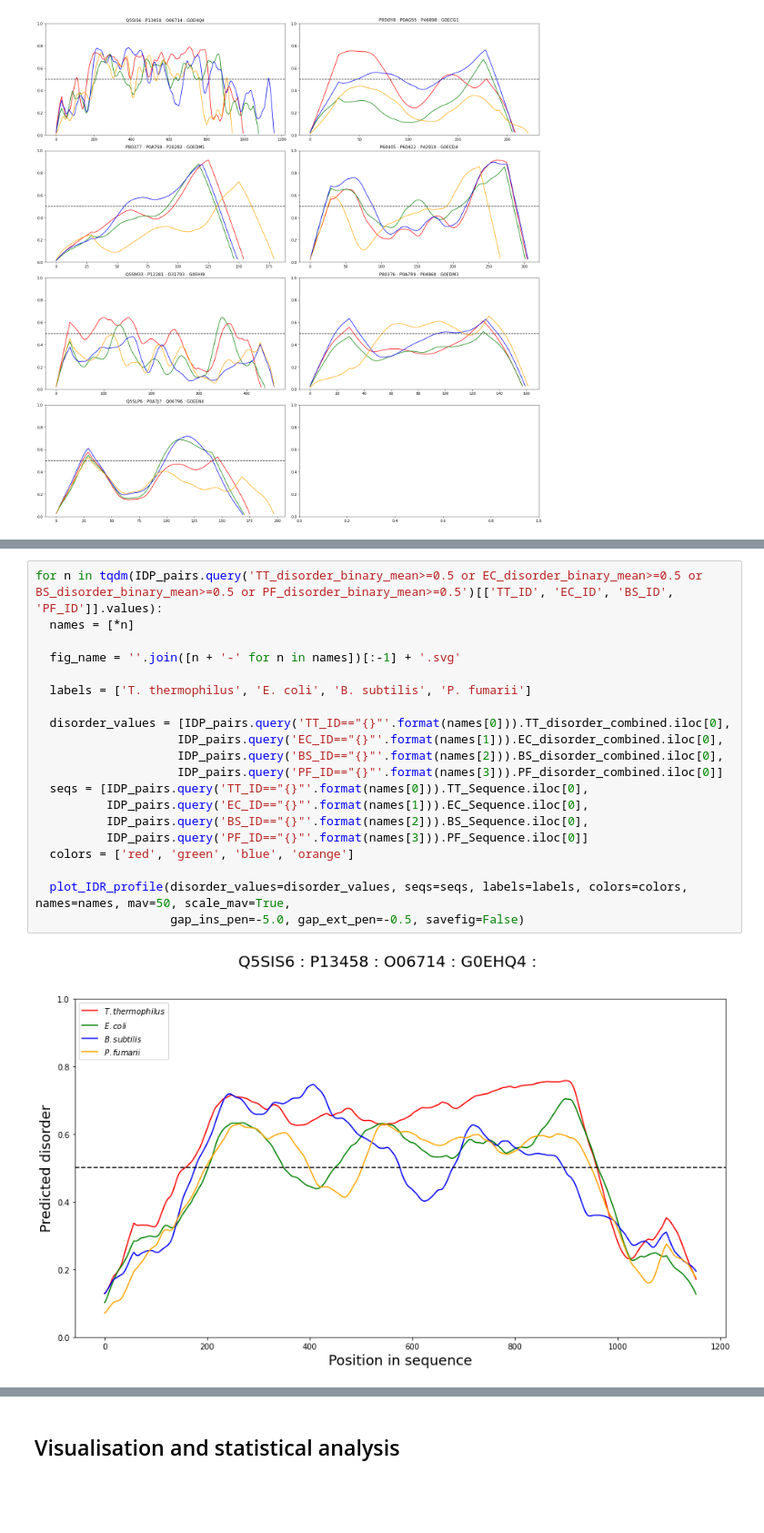
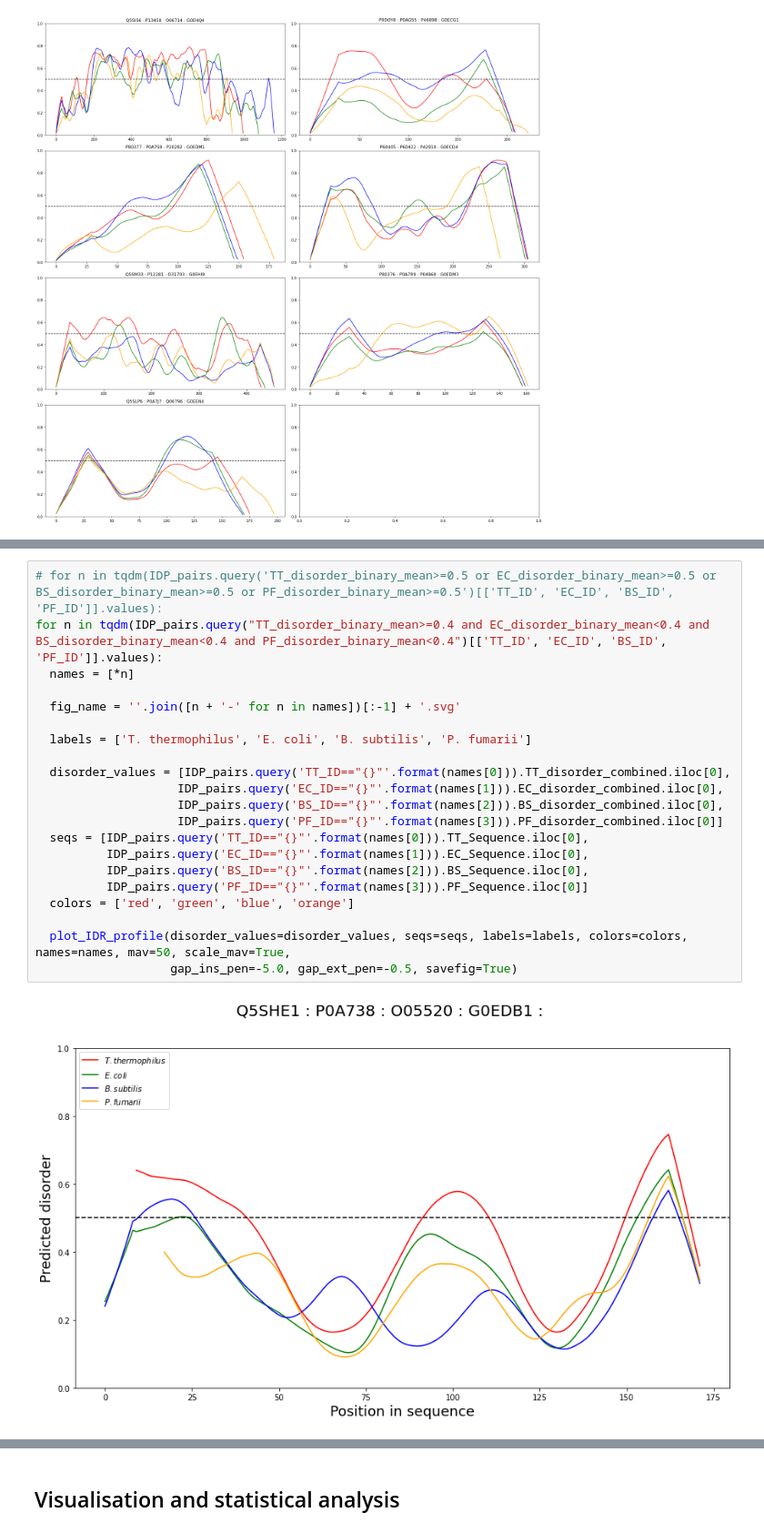
Before and after one commit to alibekk93/IDP_analysis, a Jupyter notebook: IDP_analysis.ipynb, the cells around one changed output, grey strips where cells are left out. Shown at 91% size. Cells and saved outputs as stored; diff of their text form; blank space fills up the shorter version.

```diff
--- a/IDP_analysis.ipynb
+++ b/IDP_analysis.ipynb
@@ -1145,22 +1083,23 @@ IDP_pairs.query("TT_disorder_binary_mean>=0.5 or EC_disorder_binary_mean>=0.5 or
 # %%
-for n in tqdm(IDP_pairs.query('TT_disorder_binary_mean>=0.5 or EC_disorder_binary_mean>=0.5 or BS_disorder_binary_mean>=0.5 or PF_disorder_binary_mean>=0.5')[['TT_ID', 'EC_ID', 'BS_ID', 'PF_ID']].values):
+# for n in tqdm(IDP_pairs.query('TT_disorder_binary_mean>=0.5 or EC_disorder_binary_mean>=0.5 or BS_disorder_binary_mean>=0.5 or PF_disorder_binary_mean>=0.5')[['TT_ID', 'EC_ID', 'BS_ID', 'PF_ID']].values):
+for n in tqdm(IDP_pairs.query("TT_disorder_binary_mean>=0.4 and EC_disorder_binary_mean<0.4 and BS_disorder_binary_mean<0.4 and PF_disorder_binary_mean<0.4")[['TT_ID', 'EC_ID', 'BS_ID', 'PF_ID']].values):
   names = [*n]
 
   fig_name = ''.join([n + '-' for n in names])[:-1] + '.svg'
 
   labels = ['T. thermophilus', 'E. coli', 'B. subtilis', 'P. fumarii']
 
   disorder_values = [IDP_pairs.query('TT_ID=="{}"'.format(names[0])).TT_disorder_combined.iloc[0],
                     IDP_pairs.query('EC_ID=="{}"'.format(names[1])).EC_disorder_combined.iloc[0],
                     IDP_pairs.query('BS_ID=="{}"'.format(names[2])).BS_disorder_combined.iloc[0],
                     IDP_pairs.query('PF_ID=="{}"'.format(names[3])).PF_disorder_combined.iloc[0]]
   seqs = [IDP_pairs.query('TT_ID=="{}"'.format(names[0])).TT_Sequence.iloc[0],
           IDP_pairs.query('EC_ID=="{}"'.format(names[1])).EC_Sequence.iloc[0],
           IDP_pairs.query('BS_ID=="{}"'.format(names[2])).BS_Sequence.iloc[0],
           IDP_pairs.query('PF_ID=="{}"'.format(names[3])).PF_Sequence.iloc[0]]
   colors = ['red', 'green', 'blue', 'orange']
 
   plot_IDR_profile(disorder_values=disorder_values, seqs=seqs, labels=labels, colors=colors, names=names, mav=50, scale_mav=True,
-                   gap_ins_pen=-5.0, gap_ext_pen=-0.5, savefig=False)
+                   gap_ins_pen=-5.0, gap_ext_pen=-0.5, savefig=True)
 # %% [output]
-[figure, old version]
+[figure, new version]
```
Also changed, not shown: parts of 4 cells of this notebook.
